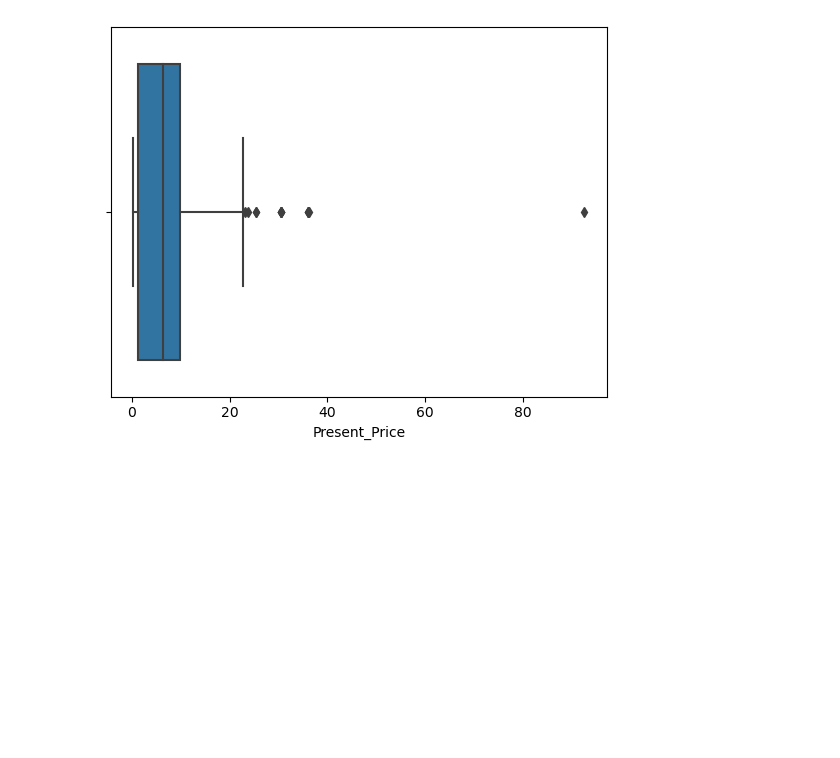
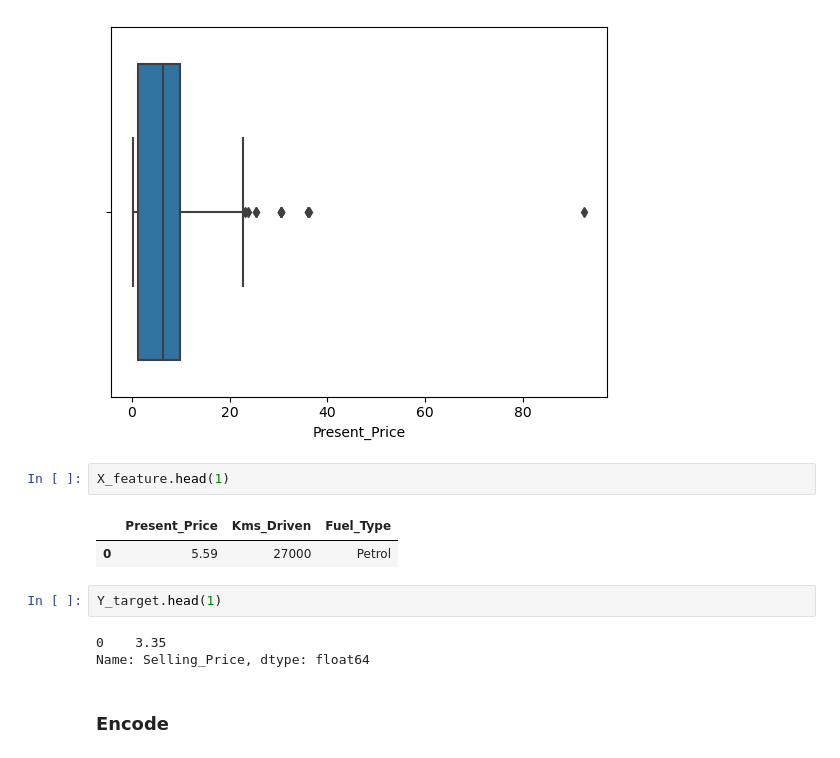
Before and after one commit to chandanverma07/ML-BA, a Jupyter notebook: Linear Regression 1.ipynb, the cells around one changed output. Saved outputs shown, nothing was run; the diff lists cells and outputs as text; blank space fills up the shorter version.

```diff
--- a/Linear Regression 1.ipynb
+++ b/Linear Regression 1.ipynb
@@ -174,3 +174,15 @@ sb.boxplot(data=X_feature,x="Present_Price")
 plt.show()
 # %% [output]
 [figure]
+# %%
+X_feature.head(1)
+# %% [output]
+|  | Present_Price | Kms_Driven | Fuel_Type |
+| 0 | 5.59 | 27000 | Petrol |
+# %%
+Y_target.head(1)
+# %% [output]
+0    3.35
+Name: Selling_Price, dtype: float64
+# %% [markdown]
+### Encode
```
Also changed, not shown: parts of 34 cells of this notebook.
